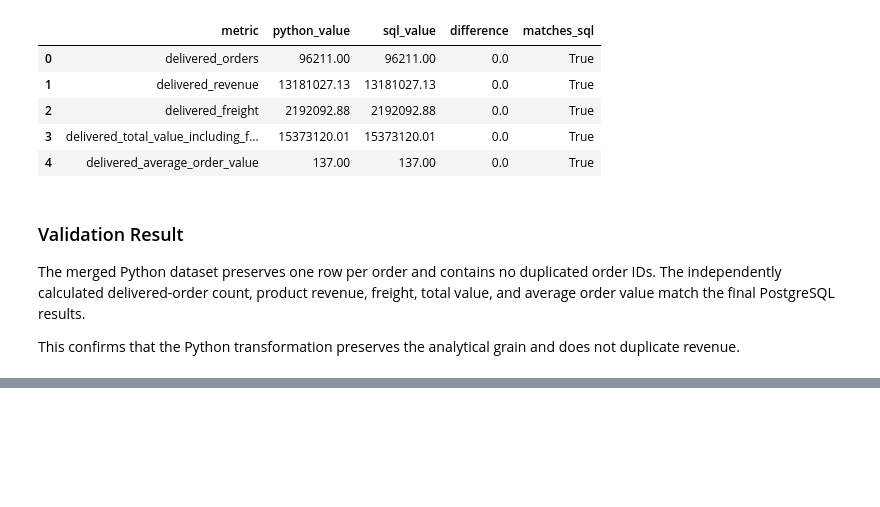
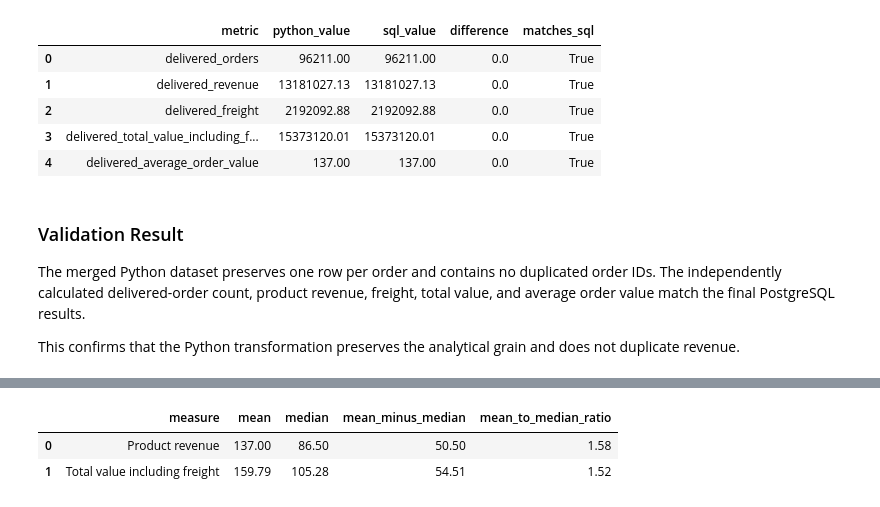
Before and after one commit to Ivana0901/ecommerce-data-analysis, a Jupyter notebook: notebooks/01_ecommerce_analysis.ipynb, the cells around one changed output, grey strips where cells are left out. Cells and saved outputs as stored; diff of their text form; code cells hidden in the pictures; blank space fills up the shorter version.

```diff
--- a/notebooks/01_ecommerce_analysis.ipynb
+++ b/notebooks/01_ecommerce_analysis.ipynb
@@ -1051,0 +1121,41 @@ This confirms that the Python transformation preserves the analytical grain and
+# %%
+mean_median_comparison = pd.DataFrame(
+    {
+        "measure": [
+            "Product revenue",
+            "Total value including freight",
+        ],
+        "mean": [
+            delivered_orders_analysis[
+                "product_revenue"
+            ].mean(),
+            delivered_orders_analysis[
+                "total_order_value"
+            ].mean(),
+        ],
+        "median": [
+            delivered_orders_analysis[
+                "product_revenue"
+            ].median(),
+            delivered_orders_analysis[
+                "total_order_value"
+            ].median(),
+        ],
+    }
+)
+
+mean_median_comparison["mean_minus_median"] = (
+    mean_median_comparison["mean"]
+    - mean_median_comparison["median"]
+)
+
+mean_median_comparison["mean_to_median_ratio"] = (
+    mean_median_comparison["mean"]
+    / mean_median_comparison["median"]
+)
+
+mean_median_comparison.round(2)
+# %% [output]
+|  | measure | mean | median | mean_minus_median | mean_to_median_ratio |
+| 0 | Product revenue | 137.00 | 86.50 | 50.50 | 1.58 |
+| 1 | Total value including freight | 159.79 | 105.28 | 54.51 | 1.52 |
```
Also changed, not shown: parts of 19 cells of this notebook, 4 other files.
